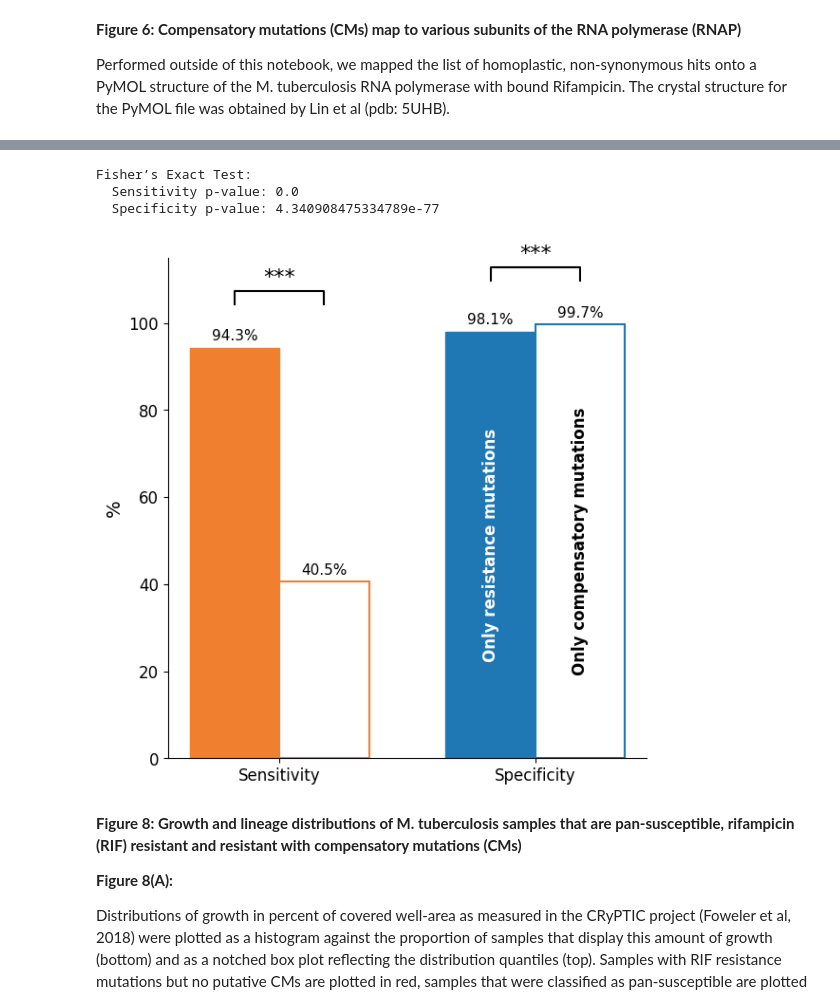
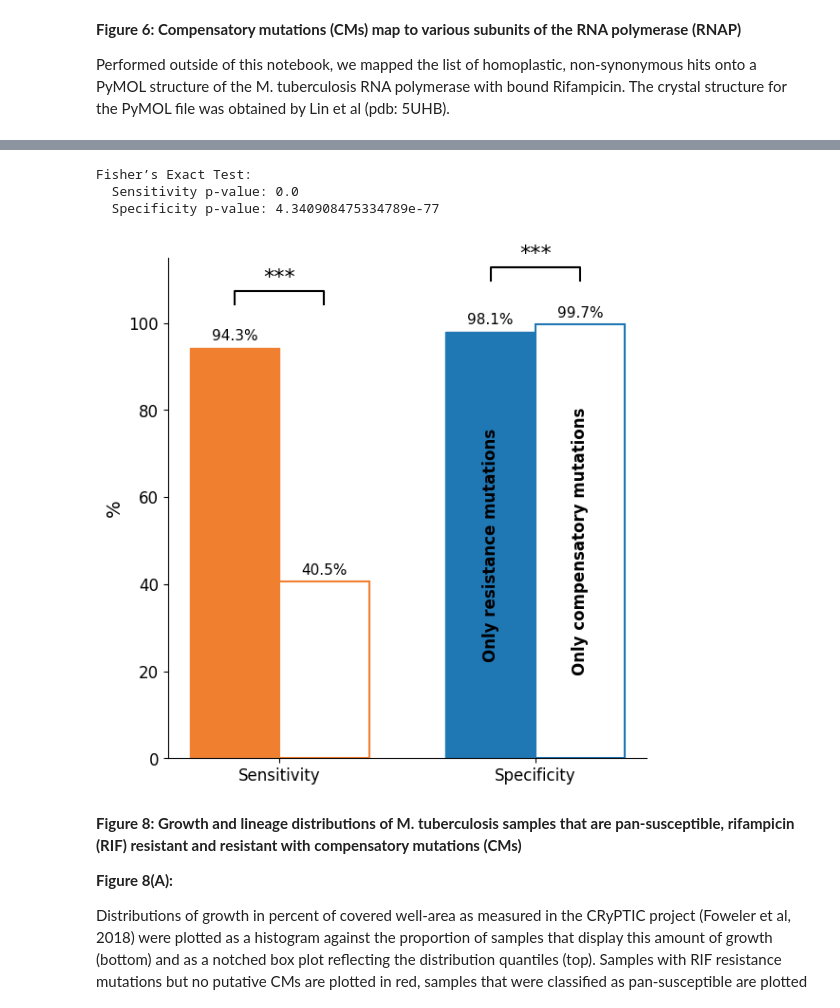
Before and after one commit to viktoria023/thesis-repository, a Jupyter notebook: tb-rnap-compensation/Recreate_figures_paper.ipynb, the cells around one changed output, grey strips where cells are left out. Drawn from its saved outputs; the diff is of its cells as text; code cells hidden in the pictures.

```diff
--- a/tb-rnap-compensation/Recreate_figures_paper.ipynb
+++ b/tb-rnap-compensation/Recreate_figures_paper.ipynb
@@ -1148,7 +1148,7 @@ for i in range(2):  # 0 = FNR, 1 = FPR
         bar = bars_filled[i]
         ax.text(bar.get_x() + bar.get_width()/2, bar.get_height()/2,
                 labels_filled[i], ha='center', va='center', rotation=90,
-                fontsize=12, color='white', fontweight='bold')
+                fontsize=12, color='black', fontweight='bold')
     if labels_hollow[i]:
         bar = bars_hollow[i]
         ax.text(bar.get_x() + bar.get_width()/2, bar.get_height()/2,
@@ -1158,7 +1158,7 @@ for i in range(2):  # 0 = FNR, 1 = FPR
 ax.set_xticks(x)
 ax.set_xticklabels(['False Negative Rate', 'False Positive Rate'], fontsize=12)
 ax.set_ylim(0, 0.07)  # keep it tight
-ax.set_ylabel('%', fontsize=12)
+ax.set_ylabel('%', fontsize=14)
 
 yticks = ax.get_yticks()
 ax.set_yticklabels([f'{int(t * 100)}' for t in yticks], fontsize=14)
@@ -1191,7 +1191,7 @@ print(f"  FNR p-value: {p_fnr}")
 print(f"  FPR p-value: {p_fpr}")
 
 plt.tight_layout()
-# plt.savefig('fnr_fpr_noCM_vs_CM.svg', format='svg', dpi=1200)
+plt.savefig('fnr_fpr_noCM_vs_CM.svg', format='svg', dpi=1200)
 plt.show()
 # %% [output]
 Fisher’s Exact Test:
@@ -1250,7 +1250,7 @@ for i in range(2):  # 0 = sensitivity, 1 = specificity
         bar = bars_filled[i]
         ax.text(bar.get_x() + bar.get_width()/2, bar.get_height()/2,
                 labels_filled[i], ha='center', va='center', rotation=90,
-                fontsize=12, color='white', fontweight='bold')
+                fontsize=12, color='black', fontweight='bold')
     if labels_hollow[i]:
         bar = bars_hollow[i]
         ax.text(bar.get_x() + bar.get_width()/2, bar.get_height()/2,
@@ -1274,35 +1274,35 @@ def add_star(ax, xpos1, xpos2, height, text='***'):
     ax.text((xpos1 + xpos2)/2, y + 0.01, text, ha='center', va='bottom', fontsize=16)
 
 # Add for sensitivity
 add_star(ax,
          xpos1=x[0] - bar_width/2,
          xpos2=x[0] + bar_width/2,
          height=max(filled_values[0], hollow_values[0])+0.1)
 
 # Add for specificity
 add_star(ax,
          xpos1=x[1] - bar_width/2,
          xpos2=x[1] + bar_width/2,
          height=max(filled_values[1], hollow_values[1])+0.1)
 
 table_sens = [[FN_RM, TP_RM], [FN_CM, TP_CM]]
 table_spec = [[FP_RM, TN_RM], [FP_CM, TN_CM]]
 
 _, p_sens = fisher_exact(table_sens)
 _, p_spec = fisher_exact(table_spec)
 
 print("\nFisher’s Exact Test:")
 print(f"  Sensitivity p-value: {p_sens}")
 print(f"  Specificity p-value: {p_spec}")
 
 plt.tight_layout()
-# plt.savefig('sensitivity_specificity_RM_vs_CM_styled.svg', format='svg', dpi=1200)
+plt.savefig('sensitivity_specificity_RM_vs_CM_styled.svg', format='svg', dpi=1200)
 plt.show()
 # %% [output]
 Fisher’s Exact Test:
   Sensitivity p-value: 0.0
   Specificity p-value: 4.340908475334789e-77
-[figure, old version]
+[figure, new version]
 # %% [markdown]
 **Figure 8: Growth and lineage distributions of M. tuberculosis samples that are pan-susceptible, rifampicin (RIF) resistant and resistant with compensatory mutations (CMs)**
 
```
Also changed, not shown: parts of 2 cells of this notebook, 1 other file.
